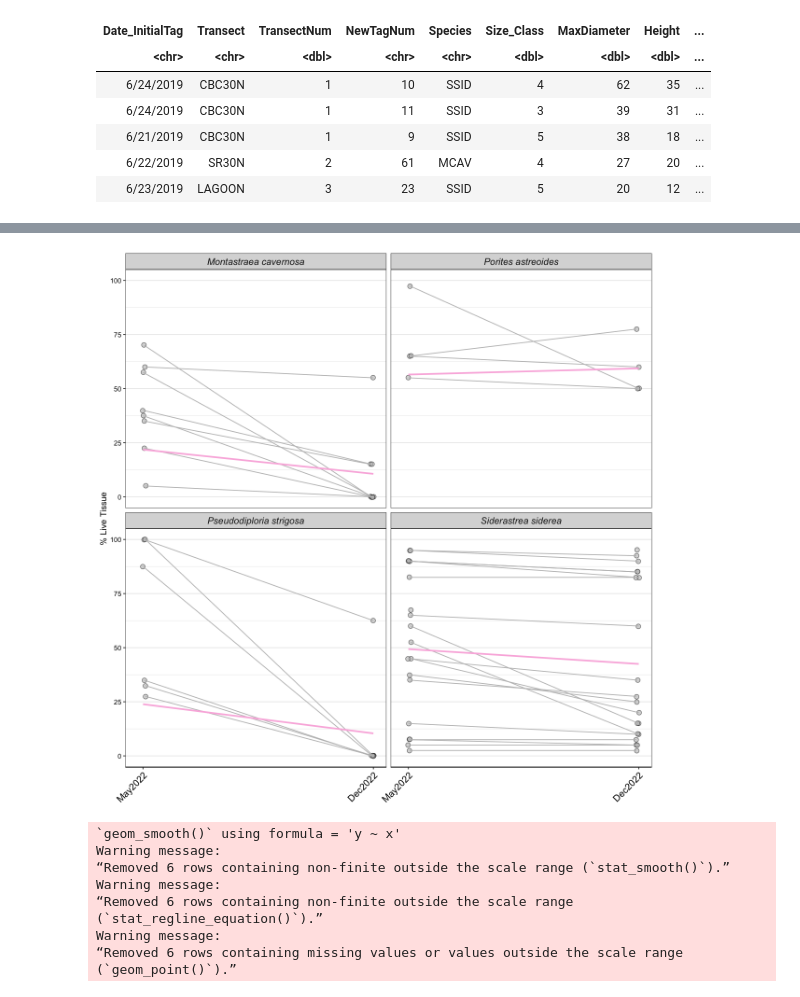
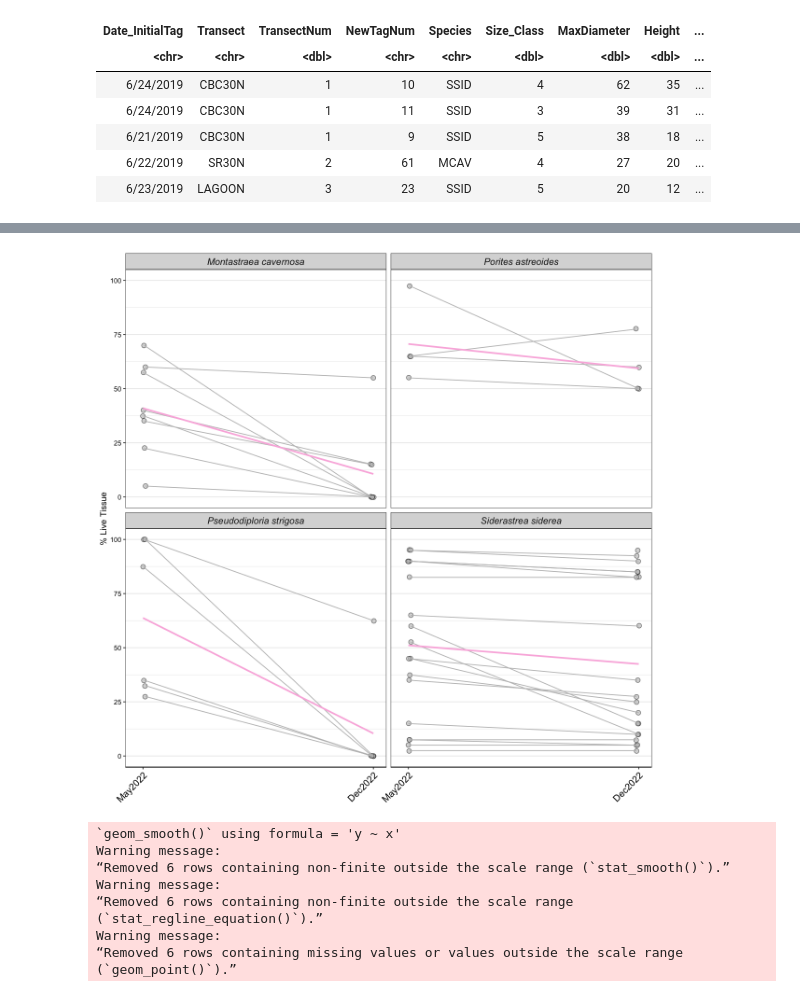
Before and after one commit to brookewicz/Code_notebook, a Jupyter notebook: sctld_tl/tl.ipynb, the cells around one changed output, grey strips where cells are left out. Drawn from its saved outputs; the diff is of its cells as text; code cells hidden in the pictures.

Commit message:
remove May 0s from rates, plot points and mean and rerun entire nb

```diff
--- a/sctld_tl/tl.ipynb
+++ b/sctld_tl/tl.ipynb
@@ -616,0 +585,2 @@ A tibble: 6 × 21
+# %%
+rate_colonies <-unique(tl_dec$colony_id)
@@ -617,6 +593,6 @@ A tibble: 6 × 21
 # %%
 tl_for_plot <- tl_stats %>%
-    filter(!(Date == "052022" & Condition == "Dead"))
+    filter(colony_id %in% rate_colonies)
 # %%
 nrow(tl_stats)
 nrow(tl_for_plot)
@@ -649,0 +628,11 @@ A tibble: 5 × 21
+# %%
+# look at avg and median tl per spp
+means<-tl_for_plot %>%
+    group_by(Species,Date)%>%
+    summarise(mean_tl = mean(pctd_tl),
+             median_tl = median(pctd_tl),
+             mean_tissue = mean(tissue)) %>%
+    mutate(fulldate = case_when(
+        Date == "052022" ~ min(tl_stats$fulldate),
+        Date == "122022" ~ max(tl_stats$fulldate)))
+means
@@ -650,30 +657,30 @@ A tibble: 5 × 21
 # %%
 # copied Tristin's code
 options(repr.plot.height = 10, repr.plot.width = 10)
 custom_labels <- c(
   "MCAV" = "Montastraea cavernosa",
   "PAST" = "Porites astreoides",
   "PSTR" = "Pseudodiploria strigosa",
   "SSID" = "Siderastrea siderea")
-tl_plot<-ggplot(tl_plot %>% filter(Species != "MMEA"), aes(x = fulldate, y = tissue, group = colony_id)) +
+tl_plot<-ggplot(tl_for_plot %>% filter(Species != "MMEA"), aes(x = fulldate, y = tissue, group = colony_id)) +
   geom_jitter(aes(fill=factor(colony_id)),shape=21, alpha = 0.6, size=2.5, fill = "grey", height = 0.2) +
   geom_path( color = "grey") +
   facet_wrap(~Species, labeller = labeller(Species = custom_labels))+
   geom_line(data = means%>%filter(Species != "MMEA"), aes(x = fulldate, y = mean_tissue, group = 1), color = "#fab6df", linewidth = 1)+
   labs(x = "Date",
        y = "% Live Tissue") +
   theme_bw() +
   scale_x_date(limits = c(as.Date('2022-05-15'), as.Date('2022-12-05')),breaks = unique(means$fulldate), date_labels = '%b%Y') +
   theme(panel.background = element_blank(), axis.line.x = element_line(colour = "black"),
         panel.grid.major.x = element_blank(), panel.grid.minor.x = element_blank(),
         # panel.grid = element_blank(),
         strip.text = element_text(size = 12, face = "italic"),
         axis.text.x = element_text(colour = "black", angle = 45, hjust = 1, size = 12),
         axis.text = element_text(colour = "black"),
         axis.title.x = element_blank())
 tl_plot
 # %% [output]
-[figure, old version]
+[figure, new version]
 # %%
 ggsave("tl_plot.png",tl_plot, width = 9, height = 8, units = "in", dpi = 400)
 # %%
```
Also changed, not shown: parts of 15 cells of this notebook, 1 other file.
